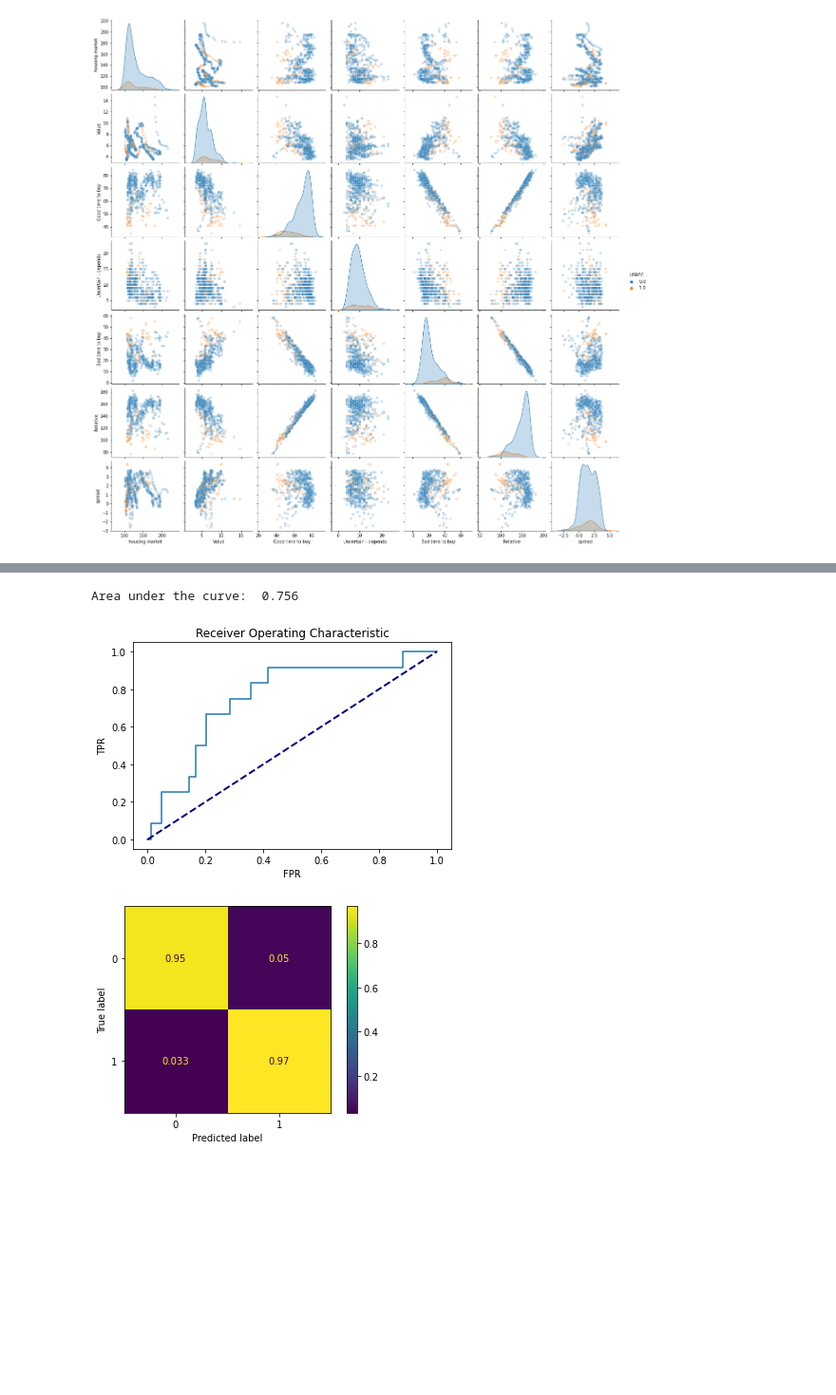
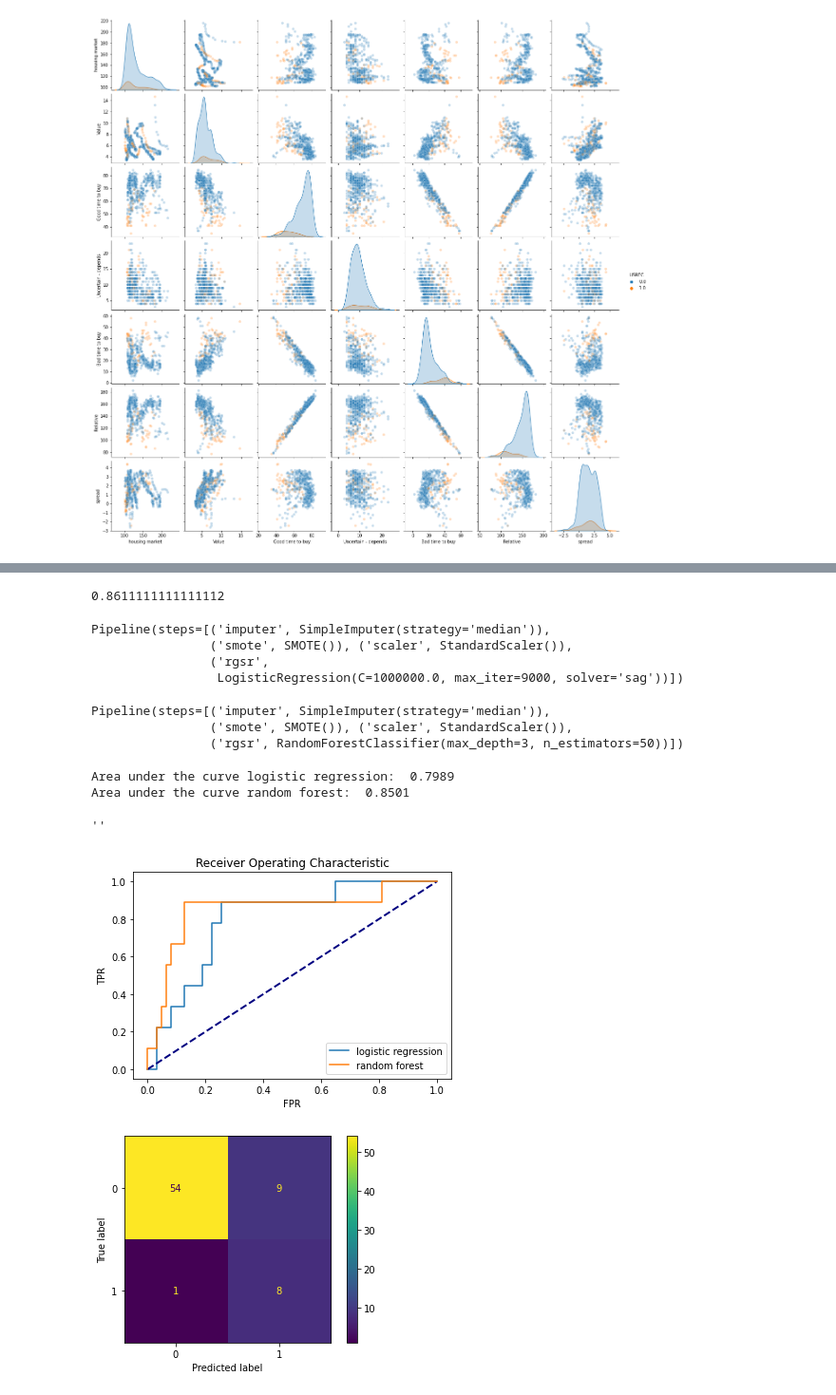
Before and after one commit to DanlBradley/RecessionPredictor, a Jupyter notebook: model_tuning.ipynb, the cells around one changed output, grey strips where cells are left out. Shown at 95% size. Saved outputs shown, nothing was run; the diff lists cells and outputs as text; code cells hidden in the pictures; blank space fills up the shorter version.

Commit message:
added randomforest model

```diff
--- a/model_tuning.ipynb
+++ b/model_tuning.ipynb
@@ -55,15 +57,15 @@ from sklearn.pipeline import Pipeline
 from sklearn.impute import SimpleImputer
 from sklearn.preprocessing import StandardScaler
 from sklearn.linear_model import LogisticRegression
-from imblearn.over_sampling import SMOTE
 from sklearn.tree import DecisionTreeClassifier
 from sklearn.model_selection import GridSearchCV
 from sklearn.metrics import accuracy_score
 from imblearn.pipeline import Pipeline as smpipe
-sm = SMOTE(random_state=42)
+from imblearn import FunctionSampler
+from imblearn.over_sampling import SMOTE
+from sklearn.ensemble import RandomForestClassifier
+
+#Set the global X and y variables
 X = data.drop(columns = ['USREC'])
 y = data['USREC']
-smpl = SimpleImputer(strategy = 'median')
-X_train, X_test, y_train, y_test = train_test_split(X, y, test_size=0.4, random_state=20)
-X_imputed = smpl.fit_transform(X_train)
-X_train, y_train = sm.fit_resample(X_imputed, y_train)
+X_train, X_test, y_train, y_test = train_test_split(X, y, test_size=0.3, random_state=20)
@@ -70,10 +96,19 @@ X_train, y_train = sm.fit_resample(X_imputed, y_train)
 # %%
+#Logistic regression model
 steps = [('imputer', SimpleImputer(strategy = 'median')), ('smote', SMOTE()),('scaler', StandardScaler()), ('rgsr', LogisticRegression(max_iter=9000))]
-pipe = smpipe(steps = steps)
-grid = [{'rgsr__C': [1e-4,1e-2,1,1e2,1e4,1e6,1e8], 'rgsr__solver': ['newton-cg', "lbfgs", 'liblinear', 'sag', 'saga']}]
-lrgridsearch = GridSearchCV(estimator=pipe, param_grid=grid,cv=5)
-lrgridsearch.fit(X_train,y_train)
-y_train_pred = lrgridsearch.predict(X_train)
-y_test_pred = lrgridsearch.predict(X_test)
+lr_pipe = smpipe(steps = steps)
+lr_grid = [{'rgsr__C': [1e4,1e6], 'rgsr__solver': ['newton-cg', "lbfgs", 'liblinear', 'sag', 'saga']}]
+lr_grid_search = GridSearchCV(estimator = lr_pipe, param_grid = lr_grid,cv = 5, scoring = 'recall')
+
+#Random forest classifier model
+steps = [('imputer', SimpleImputer(strategy = 'median')), ('smote', SMOTE()),('scaler', StandardScaler()), ('rgsr', RandomForestClassifier())]
+rf_pipe = smpipe(steps = steps)
+rf_grid = [{'rgsr__n_estimators': [10,50,100], 'rgsr__max_depth': range(3,30,3)}]
+rf_grid_search = GridSearchCV(estimator = rf_pipe, param_grid = rf_grid, cv = 5, scoring = 'recall')
+
+lr_grid_search.fit(X_train,y_train)
+rf_grid_search.fit(X_train,y_train)
+y_train_pred = lr_grid_search.predict(X_train)
+y_test_pred = lr_grid_search.predict(X_test)
 accuracy_score(y_test,y_test_pred)
 # %% [output]
@@ -83,30 +116,57 @@ accuracy_score(y_test,y_test_pred)
+# %%
+accuracy_score(y_test,rf_grid_search.predict(X_test))
+# %% [output]
+0.8611111111111112
+# %%
+lr_grid_search.best_estimator_
+# %% [output]
+Pipeline(steps=[('imputer', SimpleImputer(strategy='median')),
+                ('smote', SMOTE()), ('scaler', StandardScaler()),
+                ('rgsr',
+                 LogisticRegression(C=1000000.0, max_iter=9000, solver='sag'))])
+# %%
+rf_grid_search.best_estimator_
+# %% [output]
+Pipeline(steps=[('imputer', SimpleImputer(strategy='median')),
+                ('smote', SMOTE()), ('scaler', StandardScaler()),
+                ('rgsr', RandomForestClassifier(max_depth=3, n_estimators=50))])
 # %%
 from sklearn.metrics import confusion_matrix, ConfusionMatrixDisplay, roc_curve, auc
 
-fpr, tpr, thresholds = roc_curve(y_test, lrgridsearch.predict_proba(X_test)[:, 1])
+#For the logistic regression ROC
+fpr, tpr, thresholds = roc_curve(y_test, lr_grid_search.predict_proba(X_test)[:, 1])
 fig, ax = plt.subplots()
-plt.plot(fpr,tpr)
+plt.plot(fpr,tpr, label = 'logistic regression')
 plt.plot([0, 1], [0, 1], color="navy", lw=2, linestyle="--")
 plt.ylabel('TPR')
 plt.xlabel('FPR')
 plt.title('Receiver Operating Characteristic')
 aucscore = auc(fpr,tpr)
-print('Area under the curve: ',round(aucscore,4));
+print('Area under the curve logistic regression: ',round(aucscore,4))
+
+#For the random forest ROC
+fpr, tpr, thresholds = roc_curve(y_test, rf_grid_search.predict_proba(X_test)[:, 1])
+plt.plot(fpr,tpr, label = 'random forest')
+aucscore = auc(fpr,tpr)
+print('Area under the curve random forest: ',round(aucscore,4))
+plt.legend(loc = 'best')
+;
 # %% [output]
-Area under the curve:  0.756
+Area under the curve logistic regression:  0.7989
+Area under the curve random forest:  0.8501
+''
-[figure, old version]
+[figure, new version]
 # %%
-y_probas = lrgridsearch.predict_proba(X_test)[:,1]
+y_probas = rf_grid_search.predict_proba(X_test)[:,1]
 custom_thresh_y_pred_test = [1 if y > 0.5 else 0 for y in y_probas]
-y_probas = lrgridsearch.predict_proba(X_train)[:,1]
+y_probas = lr_grid_search.predict_proba(X_train)[:,1]
 custom_thresh_y_pred_train = [1 if y > 0.5 else 0 for y in y_probas]
 # %%
-import numpy as np
-conf = confusion_matrix(y_train,np.array(custom_thresh_y_pred_train), normalize='true')
+conf = confusion_matrix(y_test,np.array(custom_thresh_y_pred_test))
 disp = ConfusionMatrixDisplay(conf)
 disp.plot();
 # %% [output]
-[figure, old version]
+[figure, new version]
 # %%
 from sklearn.metrics import classification_report
 report = classification_report(y_test,custom_thresh_y_pred_test, output_dict = True)
```
Also changed, not shown: parts of 11 cells of this notebook, 1 other file.
